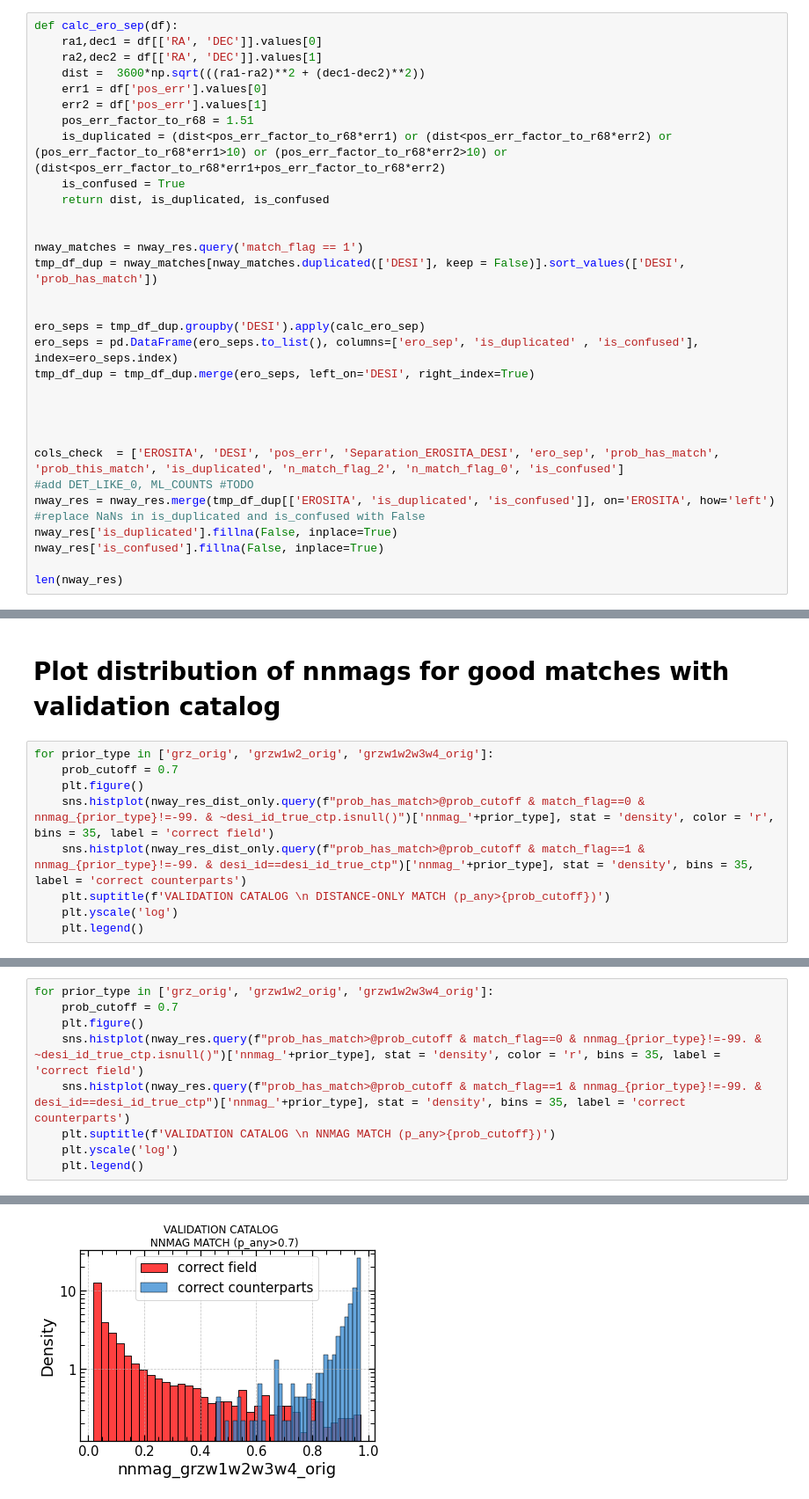
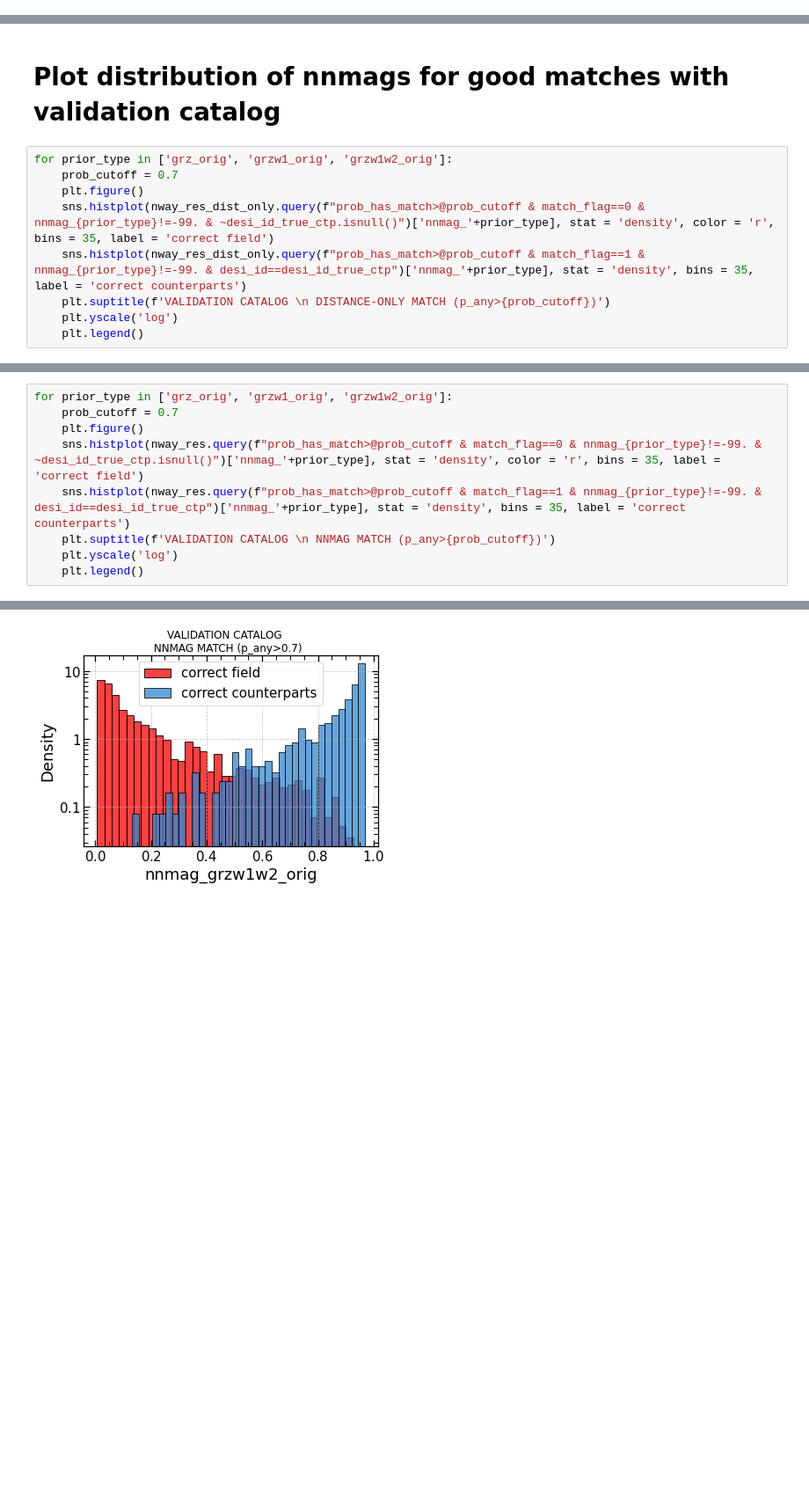
Before and after one commit to SergeiDBykov/lockman_hole, a Jupyter notebook: 2_desi-crossmatch/3_results-analyse.ipynb, the cells around one changed output, grey strips where cells are left out. Shown at 88% size. Cells and saved outputs as stored; diff of their text form; blank space fills up the shorter version.

Commit message:
updated nway and srgz comparison

```diff
--- a/2_desi-crossmatch/3_results-analyse.ipynb
+++ b/2_desi-crossmatch/3_results-analyse.ipynb
@@ -66,32 +67,0 @@ Name: is_within_pos_r98, dtype: int64
-# %%
-def calc_ero_sep(df):
-    ra1,dec1 = df[['RA', 'DEC']].values[0]
-    ra2,dec2 = df[['RA', 'DEC']].values[1]
-    dist =  3600*np.sqrt(((ra1-ra2)**2 + (dec1-dec2)**2))
-    err1 = df['pos_err'].values[0]
-    err2 = df['pos_err'].values[1]
-    pos_err_factor_to_r68 = 1.51
-    is_duplicated = (dist<pos_err_factor_to_r68*err1) or (dist<pos_err_factor_to_r68*err2) or (pos_err_factor_to_r68*err1>10) or (pos_err_factor_to_r68*err2>10) or (dist<pos_err_factor_to_r68*err1+pos_err_factor_to_r68*err2)
-    is_confused = True
-    return dist, is_duplicated, is_confused
-
-
-nway_matches = nway_res.query('match_flag == 1')
-tmp_df_dup = nway_matches[nway_matches.duplicated(['DESI'], keep = False)].sort_values(['DESI', 'prob_has_match'])
-
-
-ero_seps = tmp_df_dup.groupby('DESI').apply(calc_ero_sep)
-ero_seps = pd.DataFrame(ero_seps.to_list(), columns=['ero_sep', 'is_duplicated' , 'is_confused'], index=ero_seps.index)
-tmp_df_dup = tmp_df_dup.merge(ero_seps, left_on='DESI', right_index=True)
-
-
-
-
-cols_check  = ['EROSITA', 'DESI', 'pos_err', 'Separation_EROSITA_DESI', 'ero_sep', 'prob_has_match', 'prob_this_match', 'is_duplicated', 'n_match_flag_2', 'n_match_flag_0', 'is_confused']
-#add DET_LIKE_0, ML_COUNTS #TODO
-nway_res = nway_res.merge(tmp_df_dup[['EROSITA', 'is_duplicated', 'is_confused']], on='EROSITA', how='left')
-#replace NaNs in is_duplicated and is_confused with False
-nway_res['is_duplicated'].fillna(False, inplace=True)
-nway_res['is_confused'].fillna(False, inplace=True)
-
-len(nway_res)
@@ -249,7 +183,7 @@ Text(0.5, 0.98, 'XMM/CHANDRA Lockman Hole validation catalog')
 # %% [markdown]
 # Plot distribution of nnmags for good matches with validation catalog
 # %%
-for prior_type in ['grz_orig', 'grzw1w2_orig', 'grzw1w2w3w4_orig']:
+for prior_type in ['grz_orig', 'grzw1_orig', 'grzw1w2_orig']:
     prob_cutoff = 0.7
     plt.figure()
     sns.histplot(nway_res_dist_only.query(f"prob_has_match>@prob_cutoff & match_flag==0 & nnmag_{prior_type}!=-99. & ~desi_id_true_ctp.isnull()")['nnmag_'+prior_type], stat = 'density', color = 'r', bins = 35, label = 'correct field')
@@ -264,5 +198,5 @@ for prior_type in ['grz_orig', 'grzw1w2_orig', 'grzw1w2w3w4_orig']:
 # %%
-for prior_type in ['grz_orig', 'grzw1w2_orig', 'grzw1w2w3w4_orig']:
+for prior_type in ['grz_orig', 'grzw1_orig', 'grzw1w2_orig']:
     prob_cutoff = 0.7
     plt.figure()
     sns.histplot(nway_res.query(f"prob_has_match>@prob_cutoff & match_flag==0 & nnmag_{prior_type}!=-99. & ~desi_id_true_ctp.isnull()")['nnmag_'+prior_type], stat = 'density', color = 'r', bins = 35, label = 'correct field')
@@ -276 +210 @@ for prior_type in ['grz_orig', 'grzw1w2_orig', 'grzw1w2w3w4_orig']:
-[figure, old version]
+[figure, new version]
```
Also changed, not shown: parts of 32 cells of this notebook, 9 other files.
